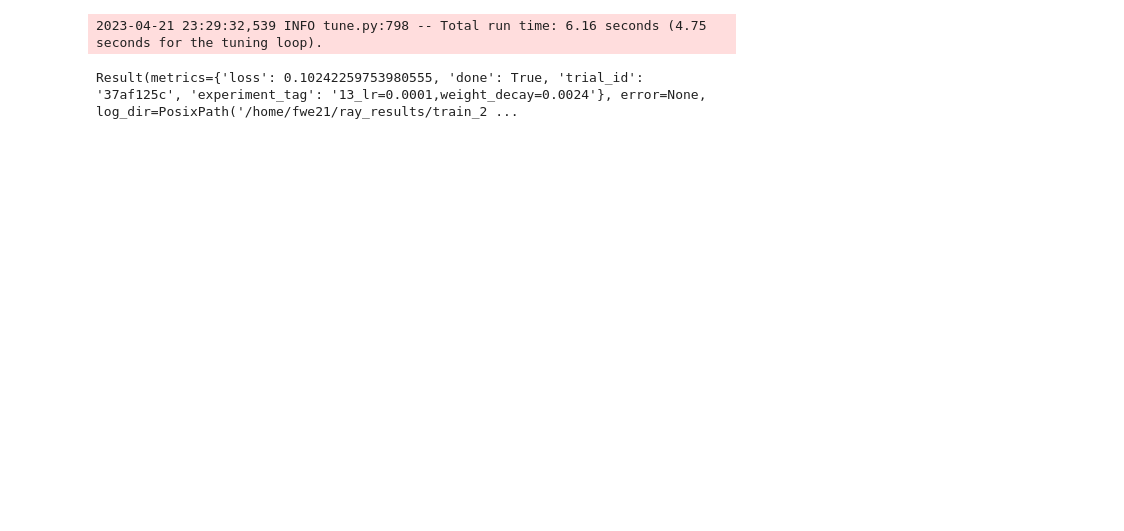
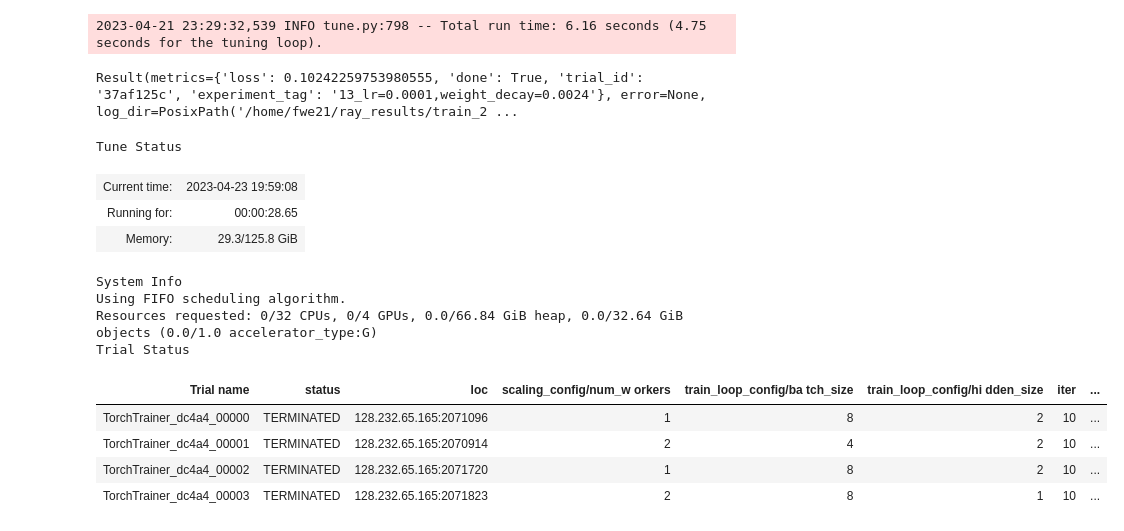
Before and after one commit to Istlemin/knowledge-distillation-transformers, a Jupyter notebook: notebooks/test_raytune.ipynb, the cells around one changed output. Cells and saved outputs as stored; diff of their text form; code cells hidden in the pictures; blank space fills up the shorter version.

```diff
--- a/notebooks/test_raytune.ipynb
+++ b/notebooks/test_raytune.ipynb
@@ -95,3 +95,53 @@ Trial Progress
 best_result
 # %% [output]
 Result(metrics={'loss': 0.10242259753980555, 'done': True, 'trial_id': '37af125c', 'experiment_tag': '13_lr=0.0001,weight_decay=0.0024'}, error=None, log_dir=PosixPath('/home/fwe21/ray_results/train_2 ...
+# %%
+from ray import tune
+from ray.tune import Tuner
+from ray.train.examples.pytorch.torch_linear_example import (
+    train_func as linear_train_func,
+)
+from ray.train.torch import TorchTrainer
+from ray import air
+
+trainer = TorchTrainer(
+    train_loop_per_worker=linear_train_func,
+    train_loop_config={"lr": 1e-2, "batch_size": 4, "epochs": 10},
+    scaling_config=air.config.ScalingConfig(num_workers=1, use_gpu=False),
+)
+
+param_space = {
+    # The params will be merged with the ones defined in the TorchTrainer
+    "train_loop_config": {
+        # This is a parameter that hasn't been set in the TorchTrainer
+        "hidden_size": tune.randint(1, 4),
+        # This will overwrite whatever was set when TorchTrainer was instantiated
+        "batch_size": tune.choice([4, 8]),
+    },
+    # Tune the number of distributed workers
+    "scaling_config": air.config.ScalingConfig(num_workers=tune.grid_search([1, 2])),
+}
+
+tuner = Tuner(
+    trainable=trainer,
+    run_config=air.RunConfig(name="test_tuner", local_dir="~/ray_results"),
+    param_space=param_space,
+    tune_config=tune.TuneConfig(
+        mode="min", metric="loss", num_samples=2, max_concurrent_trials=2
+    ),
+)
+result_grid = tuner.fit()
+# %% [output]
+Tune Status
+| Current time: | 2023-04-23 19:59:08 |
+| Running for: | 00:00:28.65 |
+| Memory: | 29.3/125.8 GiB |
+System Info
+Using FIFO scheduling algorithm.
+Resources requested: 0/32 CPUs, 0/4 GPUs, 0.0/66.84 GiB heap, 0.0/32.64 GiB objects (0.0/1.0 accelerator_type:G)
+Trial Status
+| Trial name | status | loc | scaling_config/num_w orkers | train_loop_config/ba tch_size | train_loop_config/hi dden_size | iter | ... |
+| TorchTrainer_dc4a4_00000 | TERMINATED | 128.232.65.165:2071096 | 1 | 8 | 2 | 10 | ... |
+| TorchTrainer_dc4a4_00001 | TERMINATED | 128.232.65.165:2070914 | 2 | 4 | 2 | 10 | ... |
+| TorchTrainer_dc4a4_00002 | TERMINATED | 128.232.65.165:2071720 | 1 | 8 | 2 | 10 | ... |
+| TorchTrainer_dc4a4_00003 | TERMINATED | 128.232.65.165:2071823 | 2 | 8 | 1 | 10 | ... |
```
Also changed, not shown: parts of 1 cell of this notebook, 7 other files.
